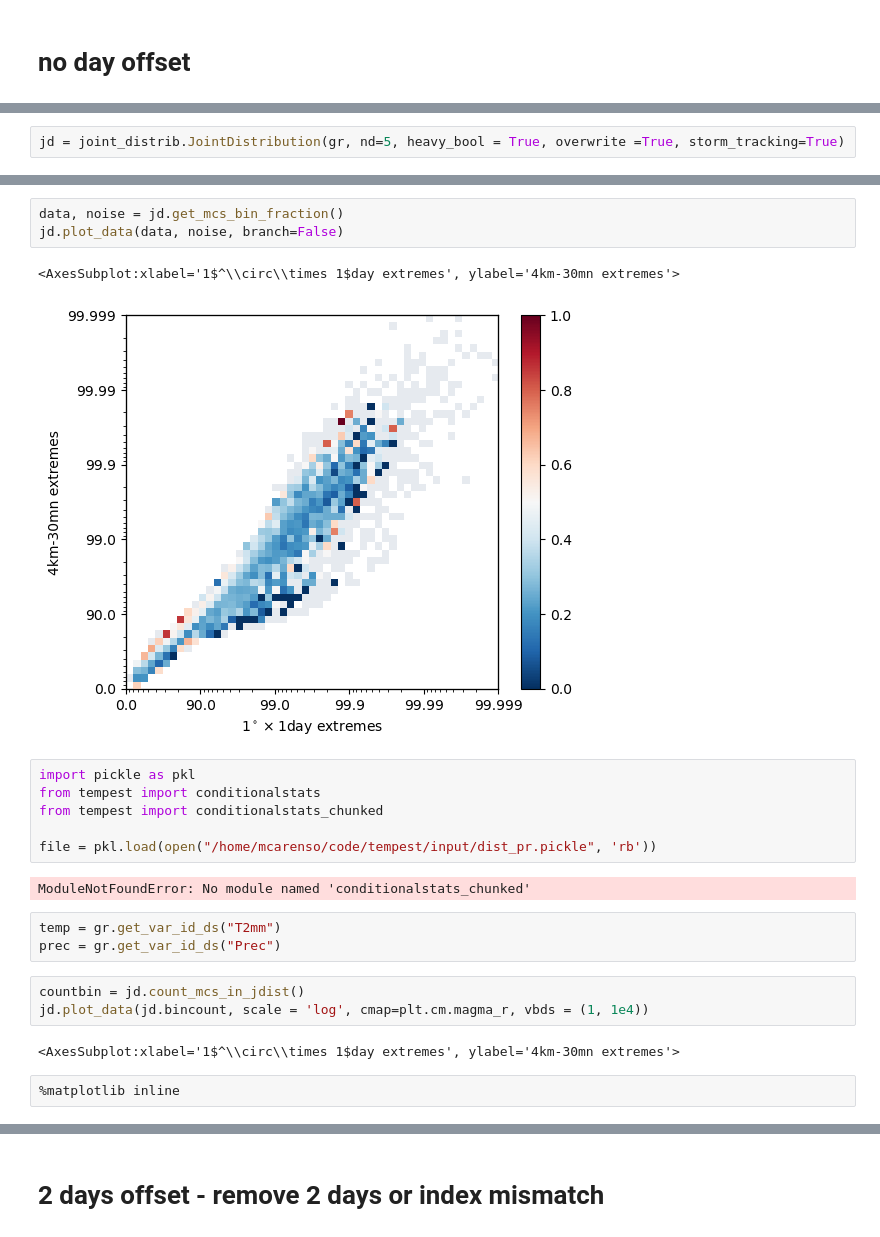
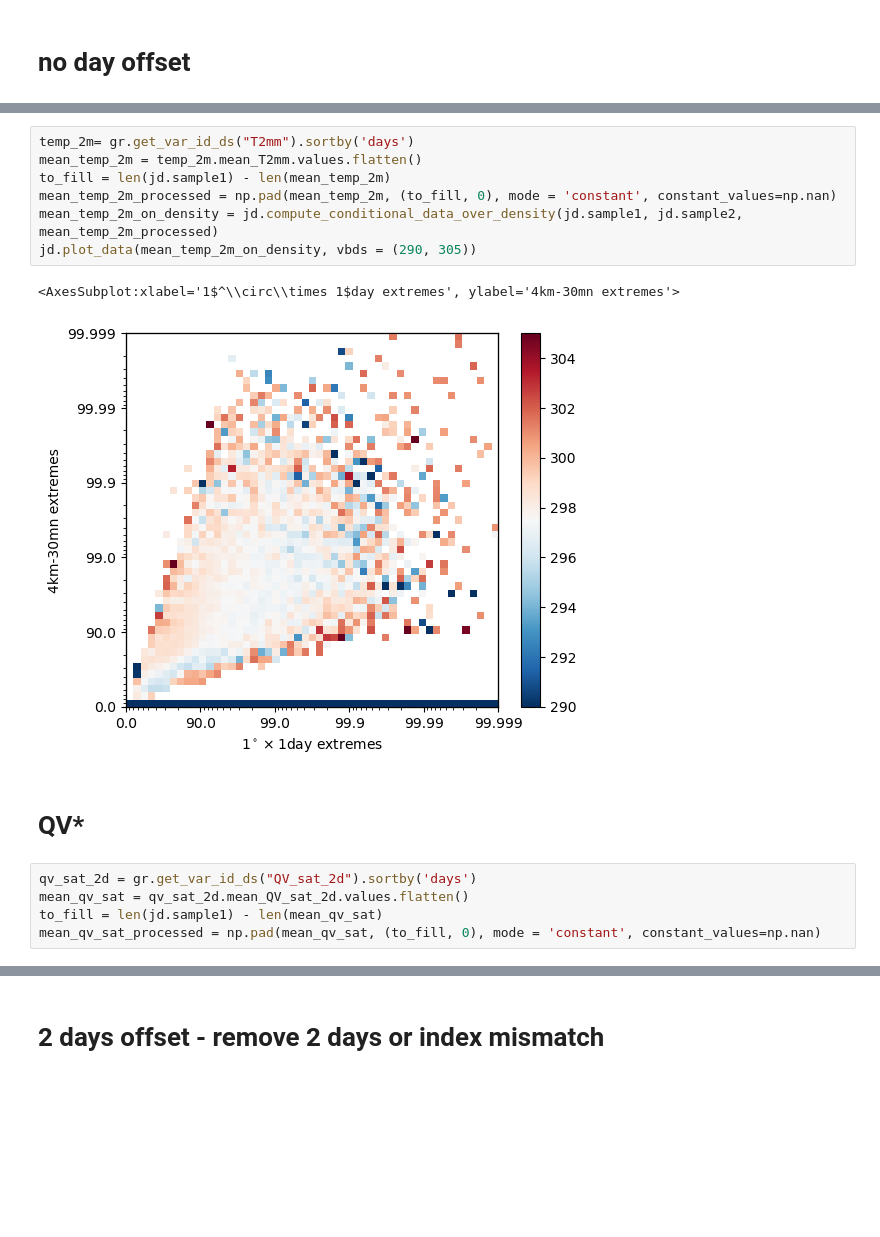
Before and after one commit to 19carenso/tempest, a Jupyter notebook: viz/sst.ipynb, the cells around one changed output, grey strips where cells are left out. Saved outputs shown, nothing was run; the diff lists cells and outputs as text; blank space fills up the shorter version.

```diff
--- a/viz/sst.ipynb
+++ b/viz/sst.ipynb
@@ -123,2 +157,0 @@ for bincount, ax, label in zip(bincounts, axs.flatten(), labels):
-# %%
-jd = joint_distrib.JointDistribution(gr, nd=5, heavy_bool = True, overwrite =True, storm_tracking=True)
@@ -135,24 +158,17 @@ jd.plot(branch=False)
-# %%
-data, noise = jd.get_mcs_bin_fraction()
-jd.plot_data(data, noise, branch=False)
-# %% [output]
-<AxesSubplot:xlabel='1$^\\circ\\times 1$day extremes', ylabel='4km-30mn extremes'>
-[figure, removed]
-# %%
-import pickle as pkl
-from tempest import conditionalstats
-from tempest import conditionalstats_chunked
-
-file = pkl.load(open("/home/mcarenso/code/tempest/input/dist_pr.pickle", 'rb'))
-# %% [output]
-ModuleNotFoundError: No module named 'conditionalstats_chunked'
-# %%
-temp = gr.get_var_id_ds("T2mm")
-prec = gr.get_var_id_ds("Prec")
-# %%
-countbin = jd.count_mcs_in_jdist()
-jd.plot_data(jd.bincount, scale = 'log', cmap=plt.cm.magma_r, vbds = (1, 1e4))
-# %% [output]
-<AxesSubplot:xlabel='1$^\\circ\\times 1$day extremes', ylabel='4km-30mn extremes'>
-# %%
-%matplotlib inline
+# %%
+temp_2m= gr.get_var_id_ds("T2mm").sortby('days')
+mean_temp_2m = temp_2m.mean_T2mm.values.flatten()
+to_fill = len(jd.sample1) - len(mean_temp_2m)
+mean_temp_2m_processed = np.pad(mean_temp_2m, (to_fill, 0), mode = 'constant', constant_values=np.nan)
+mean_temp_2m_on_density = jd.compute_conditional_data_over_density(jd.sample1, jd.sample2, mean_temp_2m_processed)
+jd.plot_data(mean_temp_2m_on_density, vbds = (290, 305))
+# %% [output]
+<AxesSubplot:xlabel='1$^\\circ\\times 1$day extremes', ylabel='4km-30mn extremes'>
+[figure, added]
+# %% [markdown]
+# QV*
+# %%
+qv_sat_2d = gr.get_var_id_ds("QV_sat_2d").sortby('days')
+mean_qv_sat = qv_sat_2d.mean_QV_sat_2d.values.flatten()
+to_fill = len(jd.sample1) - len(mean_qv_sat)
+mean_qv_sat_processed = np.pad(mean_qv_sat, (to_fill, 0), mode = 'constant', constant_values=np.nan)
```
Also changed, not shown: parts of 18 cells of this notebook, 4 other files.
